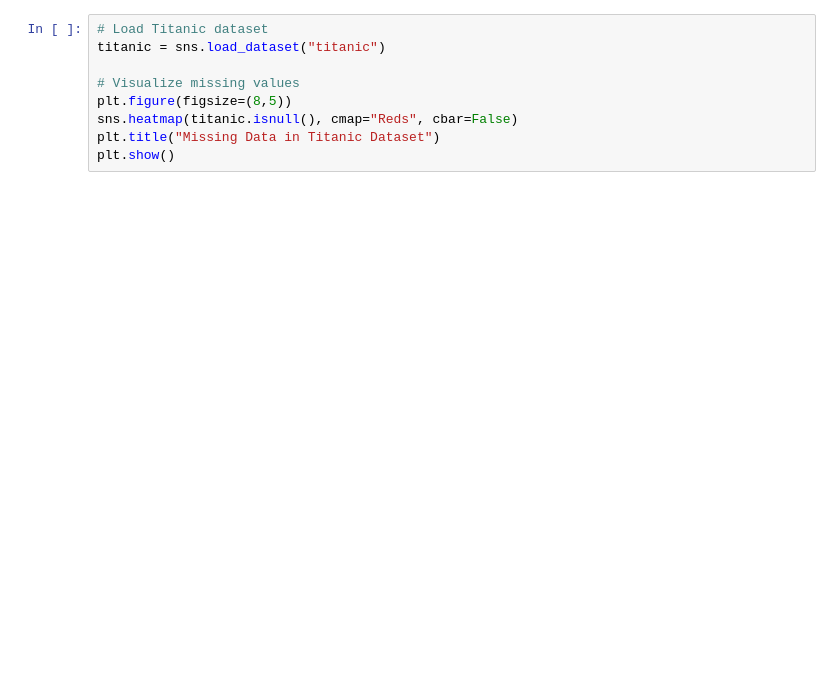
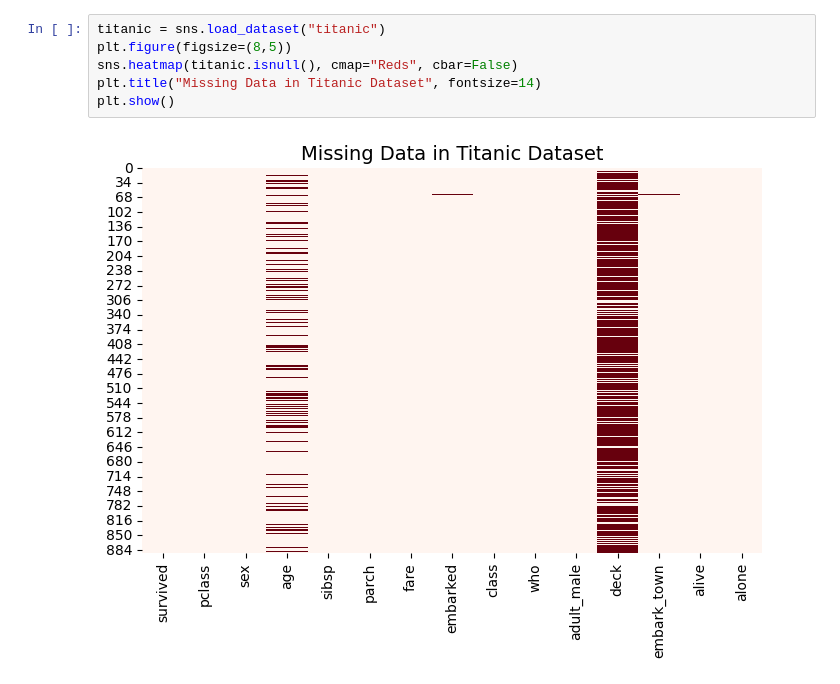
Before and after one commit to HiraNawaz2415/seaborn_practice15, a Jupyter notebook: heat_and_corr_map.ipynb, the cells around one changed output. Drawn from its saved outputs; the diff is of its cells as text; blank space fills up the shorter version.

```diff
--- a/heat_and_corr_map.ipynb
+++ b/heat_and_corr_map.ipynb
@@ -66,9 +103,8 @@ plt.show()
 # %%
-# Load Titanic dataset
 titanic = sns.load_dataset("titanic")
-
-# Visualize missing values
 plt.figure(figsize=(8,5))
 sns.heatmap(titanic.isnull(), cmap="Reds", cbar=False)
-plt.title("Missing Data in Titanic Dataset")
+plt.title("Missing Data in Titanic Dataset", fontsize=14)
 plt.show()
+# %% [output]
+[figure, added]
```
Also changed, not shown: parts of 14 cells of this notebook.
